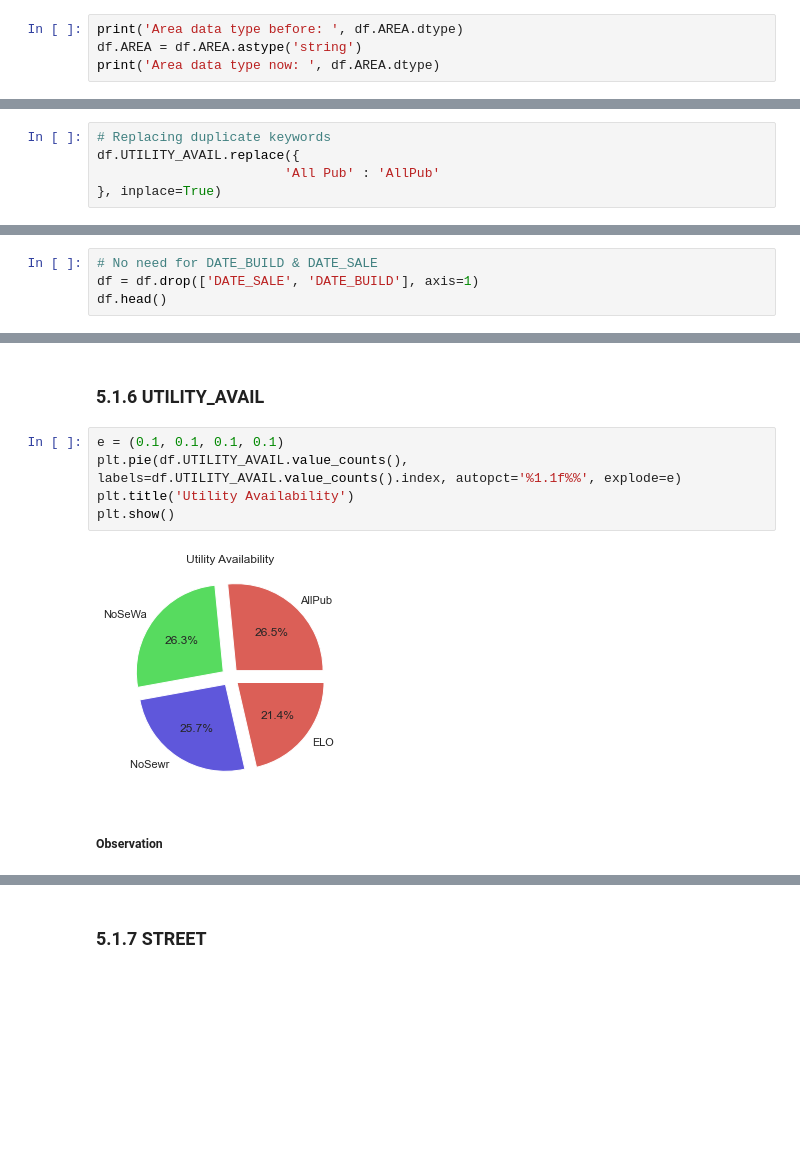
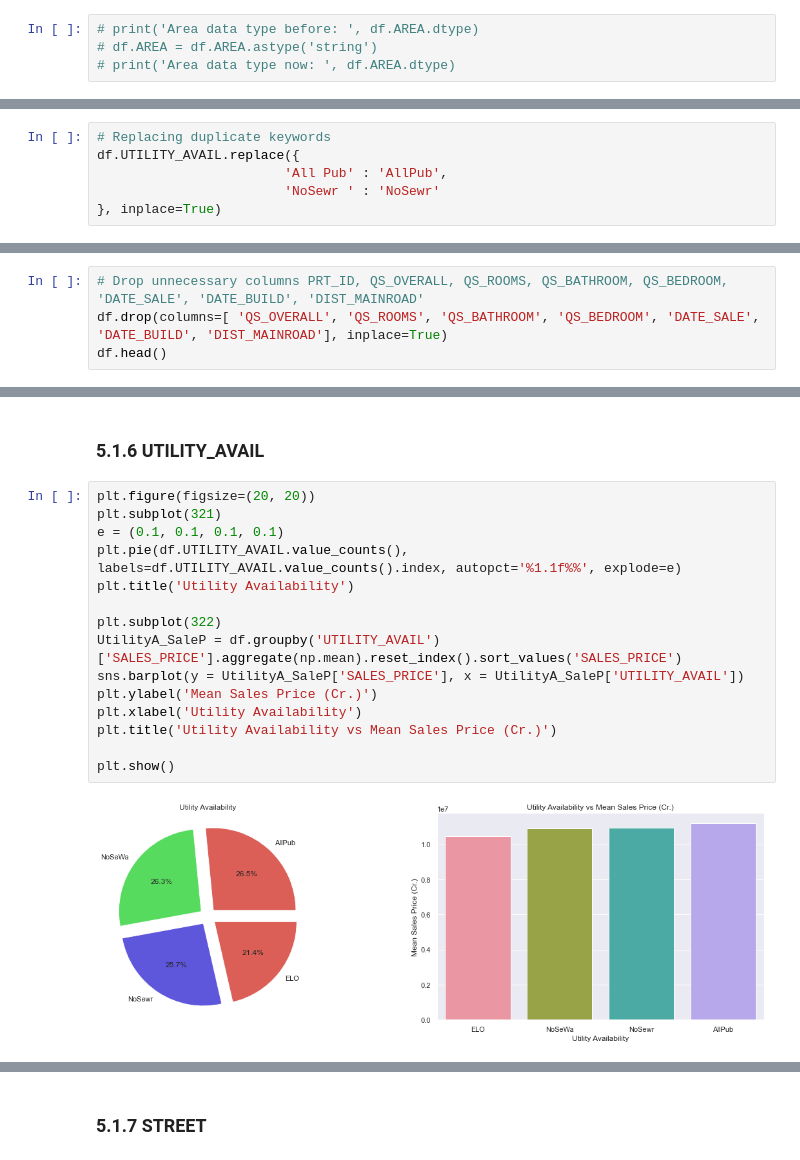
Before and after one commit to Jeyramana/House_Price_Predict, a Jupyter notebook: House_Price_Predict.ipynb, the cells around one changed output, grey strips where cells are left out. Drawn from its saved outputs; the diff is of its cells as text; blank space fills up the shorter version.

```diff
--- a/House_Price_Predict.ipynb
+++ b/House_Price_Predict.ipynb
@@ -278,6 +261,6 @@ print(df['AREA'].unique(), '\n Total unique areas: ', len(df['AREA'].unique()))
  'T Nagar']
  Total unique areas:  7
 # %%
-print('Area data type before: ', df.AREA.dtype)
-df.AREA = df.AREA.astype('string')
-print('Area data type now: ', df.AREA.dtype)
+# print('Area data type before: ', df.AREA.dtype)
+# df.AREA = df.AREA.astype('string')
+# print('Area data type now: ', df.AREA.dtype)
@@ -439,7 +419,8 @@ print(df.UTILITY_AVAIL.unique(), '\n Total unique keywords: ', len(df.UTILITY_AV
 # %%
 # Replacing duplicate keywords
 df.UTILITY_AVAIL.replace({
-                        'All Pub' : 'AllPub'
+                        'All Pub' : 'AllPub',
+                        'NoSewr ' : 'NoSewr'
 }, inplace=True)
 # %%
 # After Cleaning
@@ -594,7 +573,3 @@ df.head()
 | 4 | Karapakkam | 1226 | 2009-05-10 | 84 | 1 | 1 | 3 | AbNormal | Yes | ... |
 # %% [markdown]
 ## 4.2 Dimensionality Reduction
-# %%
-# No need for DATE_BUILD & DATE_SALE
-df = df.drop(['DATE_SALE', 'DATE_BUILD'], axis=1)
-df.head()
@@ -607,0 +601,4 @@ df.head()
+# %%
+# Drop unnecessary columns PRT_ID, QS_OVERALL, QS_ROOMS, QS_BATHROOM, QS_BEDROOM, 'DATE_SALE', 'DATE_BUILD', 'DIST_MAINROAD'
+df.drop(columns=[ 'QS_OVERALL', 'QS_ROOMS', 'QS_BATHROOM', 'QS_BEDROOM', 'DATE_SALE', 'DATE_BUILD', 'DIST_MAINROAD'], inplace=True)
+df.head()
@@ -840,11 +860,19 @@ plt.show()
 # %% [markdown]
 ### 5.1.6 UTILITY_AVAIL
 # %%
+plt.figure(figsize=(20, 20))
+plt.subplot(321)
 e = (0.1, 0.1, 0.1, 0.1)
 plt.pie(df.UTILITY_AVAIL.value_counts(), labels=df.UTILITY_AVAIL.value_counts().index, autopct='%1.1f%%', explode=e)
 plt.title('Utility Availability')
+
+plt.subplot(322)
+UtilityA_SaleP = df.groupby('UTILITY_AVAIL')['SALES_PRICE'].aggregate(np.mean).reset_index().sort_values('SALES_PRICE')
+sns.barplot(y = UtilityA_SaleP['SALES_PRICE'], x = UtilityA_SaleP['UTILITY_AVAIL'])
+plt.ylabel('Mean Sales Price (Cr.)')
+plt.xlabel('Utility Availability')
+plt.title('Utility Availability vs Mean Sales Price (Cr.)')
+
 plt.show()
 # %% [output]
-[figure, old version]
+[figure, new version]
-# %% [markdown]
-##### Observation
```
Also changed, not shown: parts of 56 cells of this notebook.
